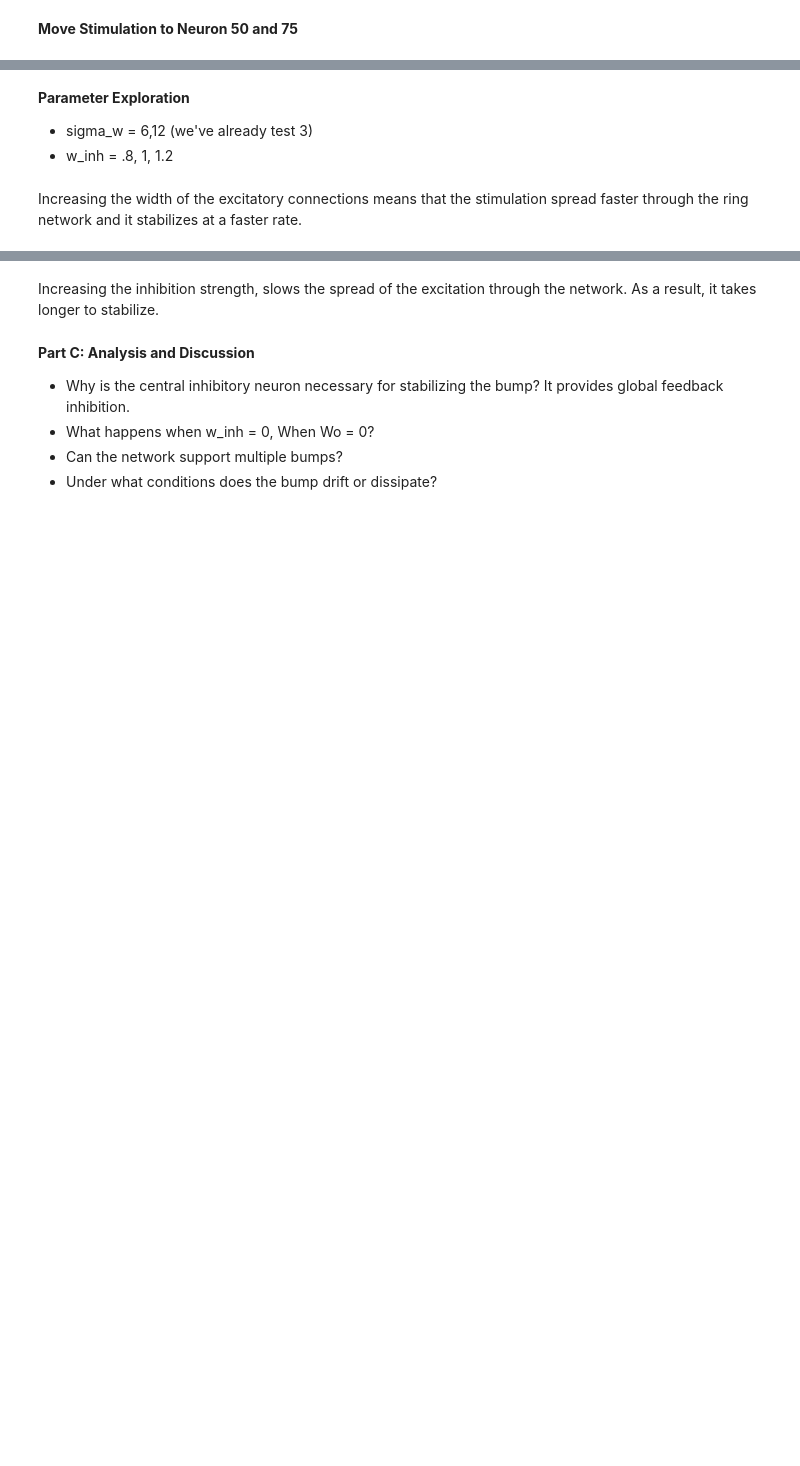
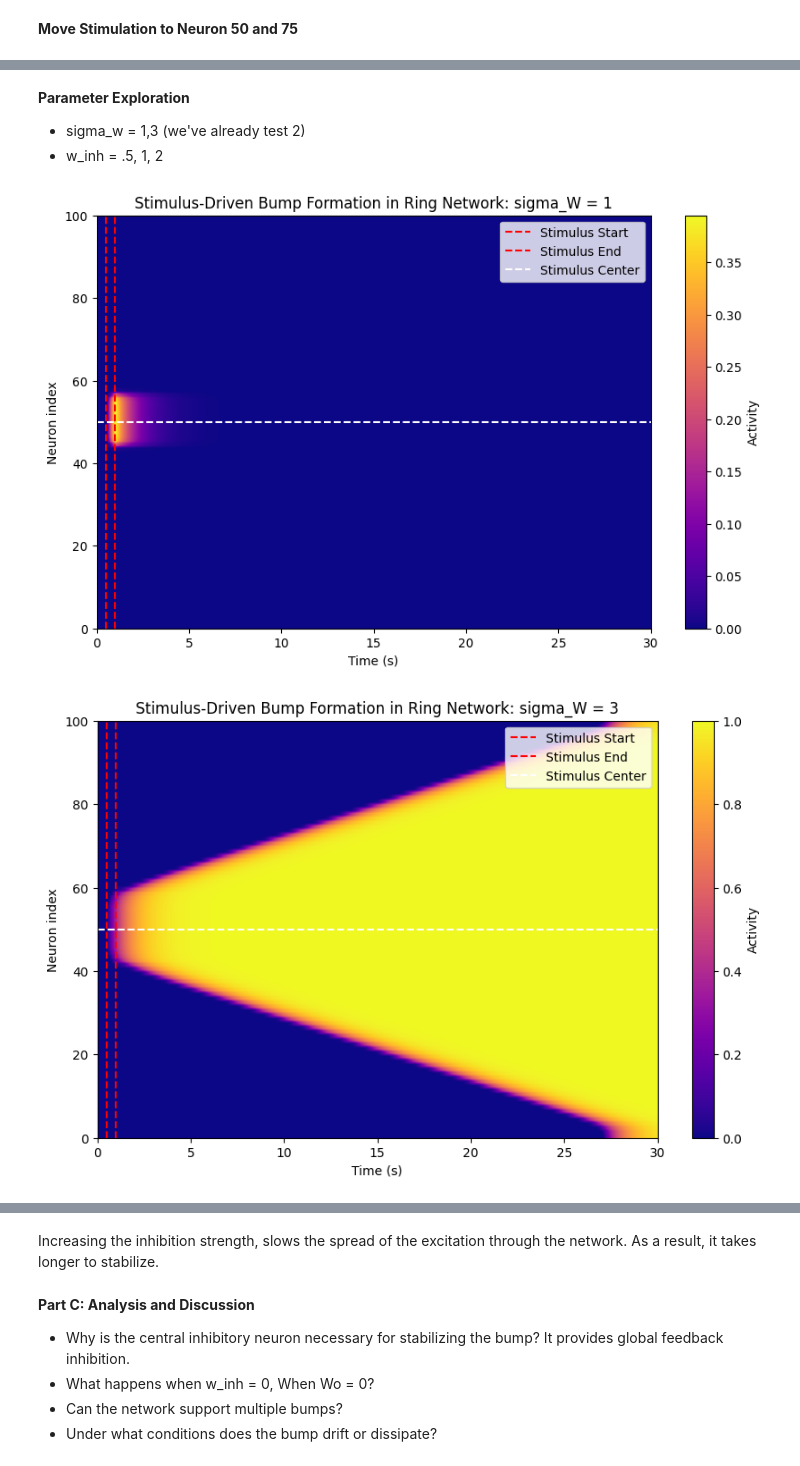
Before and after one commit to eali93/Computational-Neuroscience, a Jupyter notebook: homework-9.ipynb, the cells around one changed output, grey strips where cells are left out. Drawn from its saved outputs; the diff is of its cells as text; code cells hidden in the pictures; blank space fills up the shorter version.

```diff
--- a/homework-9.ipynb
+++ b/homework-9.ipynb
@@ -385,13 +398,13 @@ plt.show()
 # %% [markdown]
 **Parameter Exploration**
-* sigma_w = 6,12 (we've already test 3)
-* w_inh = .8, 1, 1.2
+* sigma_w = 1,3 (we've already test 2)
+* w_inh = .5, 1, 2
 # %%
 # Explore sigma_w
 # We'll have to remake the w matrix each time
 
 #Test sigma_w of 6
-sigma_w = 6  # Width of excitatory connections
+sigma_w = 1  # Width of excitatory connections
 # Weight Matrix
 W = np.zeros((N,N))  # Create N x N matrix of zeros
 for i in range(N):
@@ -453,12 +466,12 @@ plt.axvline(x=stim_end, color='r', linestyle='--', label='Stimulus End')
 plt.axhline(y=stim_center, color='w', linestyle='--', label='Stimulus Center')
 plt.xlabel('Time (s)')
 plt.ylabel('Neuron index')
-plt.title('Stimulus-Driven Bump Formation in Ring Network: sigma_W = 6')
+plt.title('Stimulus-Driven Bump Formation in Ring Network: sigma_W = 1')
 plt.legend()
 plt.show()
 
-#Test sigma_w of 12
-sigma_w = 12  # Width of excitatory connections
+#Test sigma_w of 3
+sigma_w = 3  # Width of excitatory connections
 # Weight Matrix
 W = np.zeros((N,N))  # Create N x N matrix of zeros
 for i in range(N):
@@ -495,33 +508,34 @@ stim_end_idx = int(stim_end / dt)
 
 # Apply stimulus to each neuron based on distance from stimulus center
 for i in range(N):
     dist = min(abs(i - stim_center), N - abs(i - stim_center))
     stim_value = stim_amplitude * np.exp(-(dist**2) / (2*stim_width**2))
     I_ext[i, stim_start_idx:stim_end_idx] = stim_value
 
 # Run simulation with external input
 r_current = np.zeros(N+1)
 for t in range(numSteps-1):
     r_current[0] = r_inh_stim[t]
     r_current[1:] = r_exc_stim[:, t]
 
     # Pass the external input for this time step
     dr = network_dynamics(time[t], r_current, I=I_ext[:, t])
 
     # Update using Euler method
     r_inh_stim[t+1] = r_inh_stim[t] + dt * dr[0]
     r_exc_stim[:, t+1] = r_exc_stim[:, t] + dt * dr[1:]
 
 plt.figure(figsize=(10,6))
 plt.imshow(r_exc_stim, aspect='auto', origin='lower', cmap='plasma', extent=[0,T,0,N])
 plt.colorbar(label='Activity')
 plt.axvline(x=stim_start, color='r', linestyle='--', label='Stimulus Start')
 plt.axvline(x=stim_end, color='r', linestyle='--', label='Stimulus End')
 plt.axhline(y=stim_center, color='w', linestyle='--', label='Stimulus Center')
 plt.xlabel('Time (s)')
 plt.ylabel('Neuron index')
-plt.title('Stimulus-Driven Bump Formation in Ring Network: sigma_W = 12')
+plt.title('Stimulus-Driven Bump Formation in Ring Network: sigma_W = 3')
 plt.legend()
 plt.show()
+# %% [output]
+[figure, added]
+[figure, added]
-# %% [markdown]
-Increasing the width of the excitatory connections means that the stimulation spread faster through the ring network and it stabilizes at a faster rate.
```
Also changed, not shown: parts of 8 cells of this notebook.
